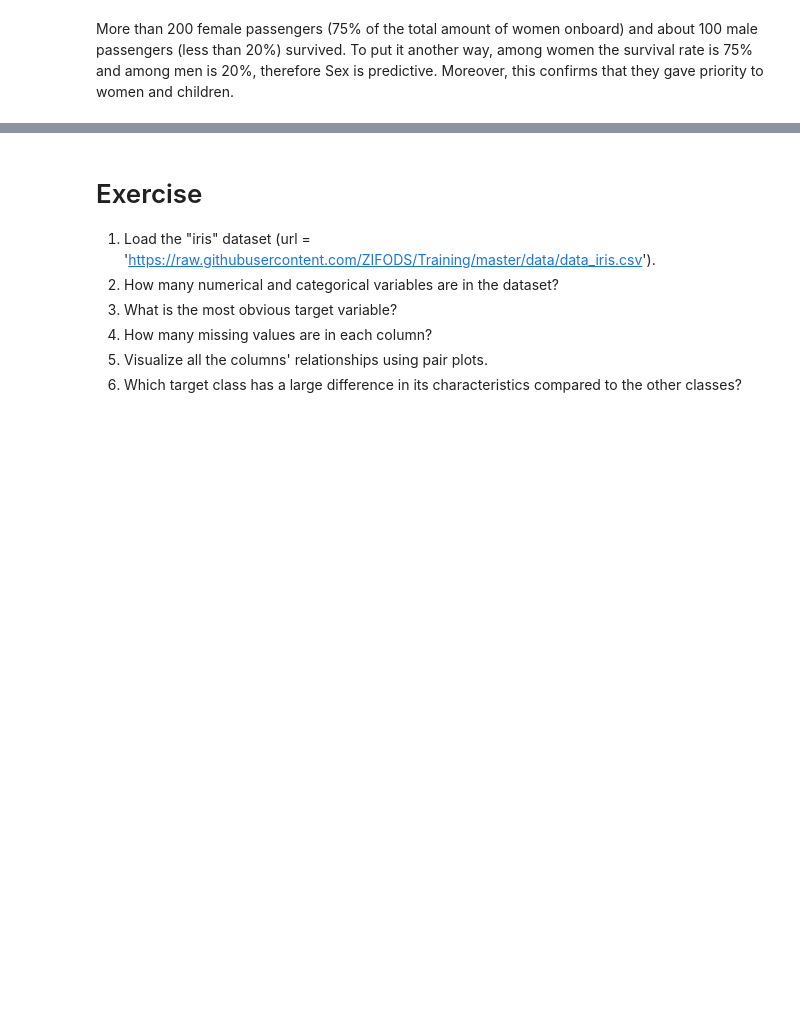
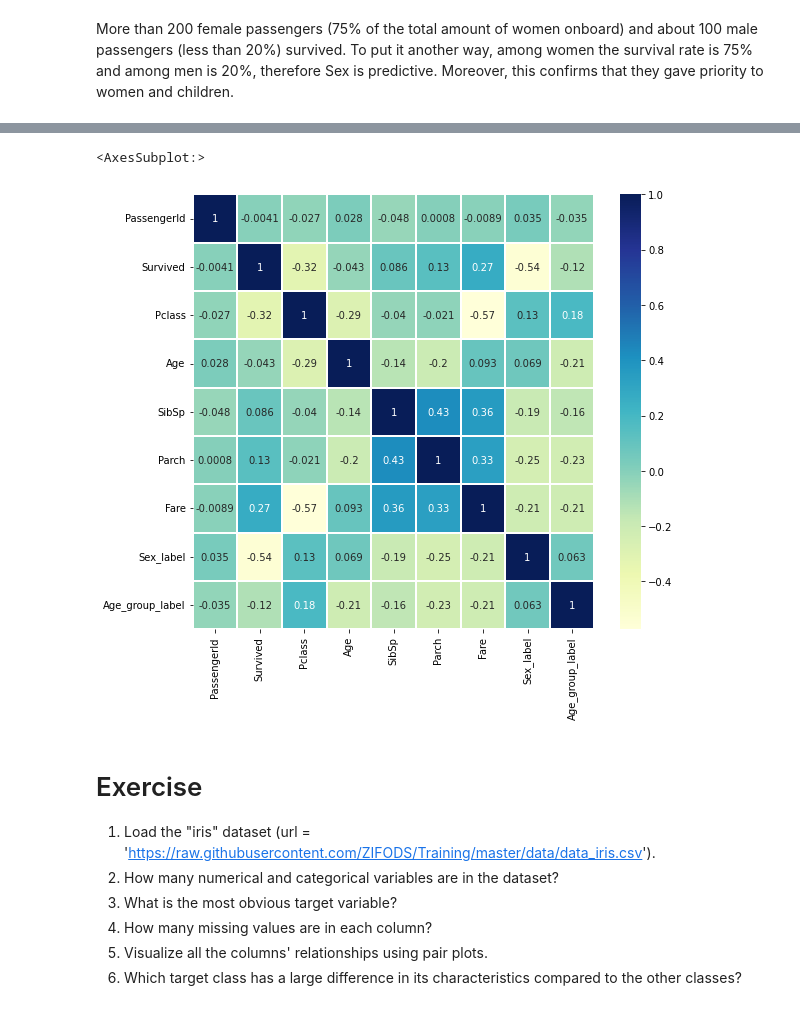
Before and after one commit to akentzifo/Training, a Jupyter notebook: EDA.ipynb, the cells around one changed output, grey strips where cells are left out. Drawn from its saved outputs; the diff is of its cells as text; code cells hidden in the pictures; blank space fills up the shorter version.

```diff
--- a/EDA.ipynb
+++ b/EDA.ipynb
@@ -468,3 +422,10 @@ df.corr(method='pearson')
+# %%
+# Seaborn library's heatmap function lets you to plot the correlation showing calculated coefficients.
+f, ax = plt.subplots(figsize =(9, 8))
+sns.heatmap(df.corr(method='kendall'), ax = ax, cmap ="YlGnBu", linewidths = 0.1, annot=True)
+# %% [output]
+<AxesSubplot:>
+[figure, added]
 # %% [markdown]
 # Exercise
 
```
Also changed, not shown: parts of 47 cells of this notebook, 2 other files.
